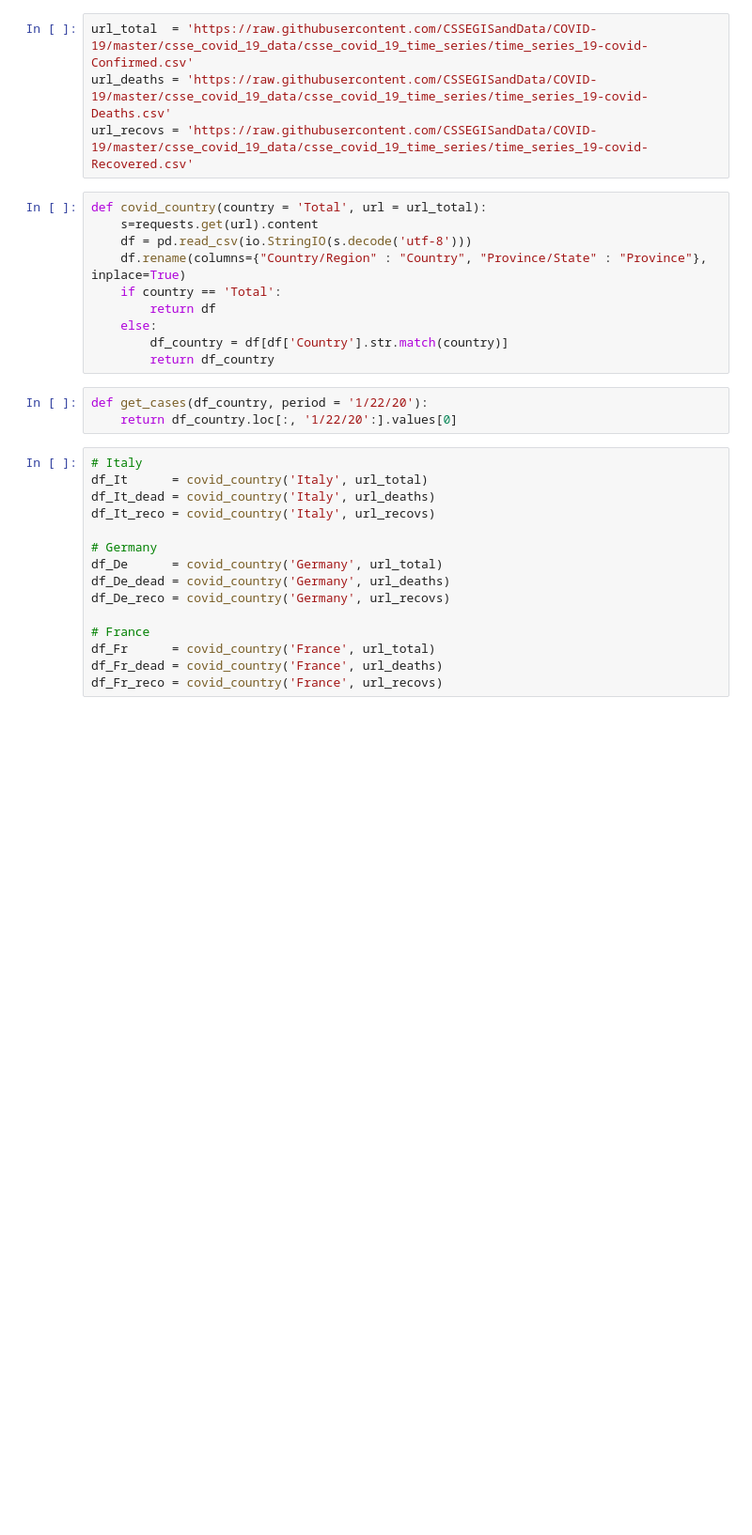
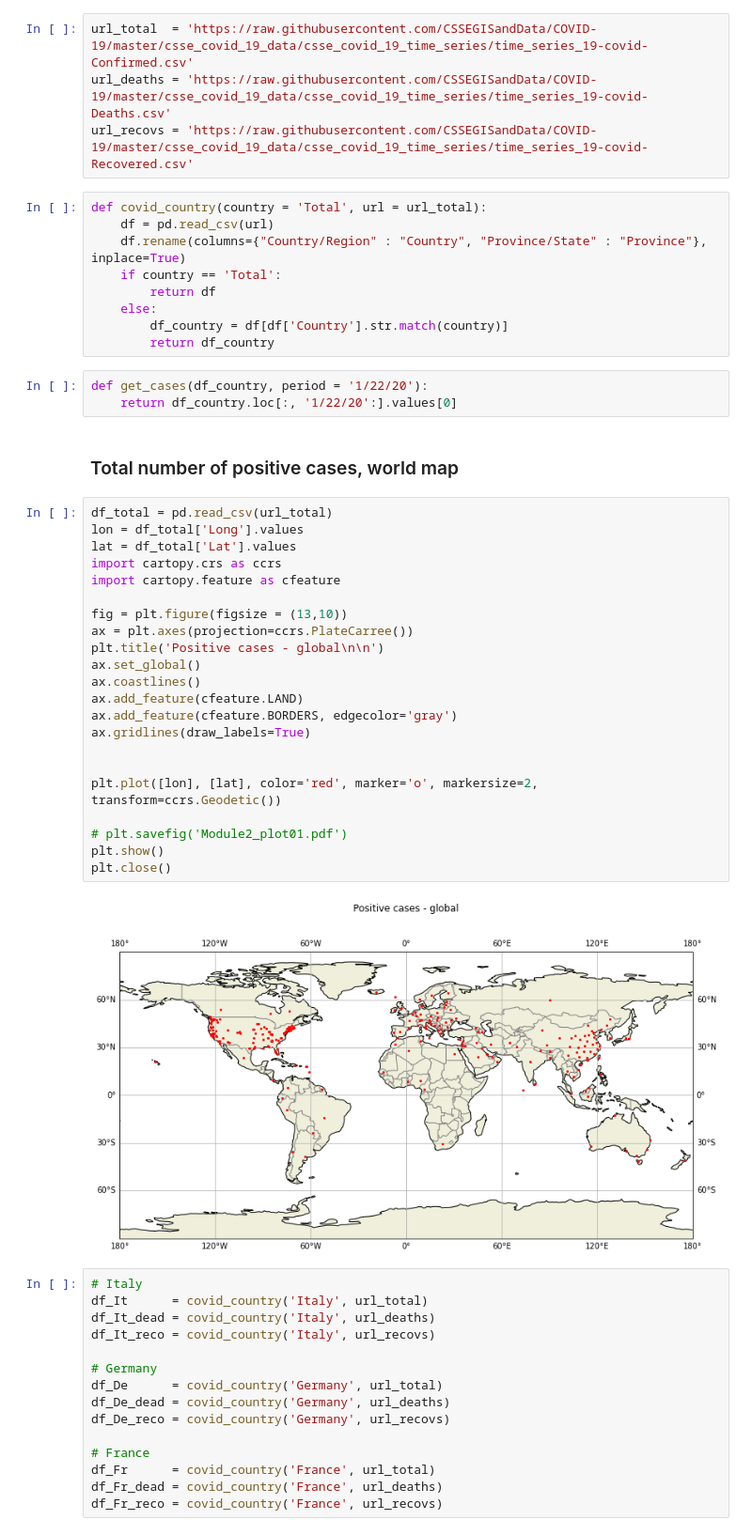
Before and after one commit to mmarchegiani/covid-19, a Jupyter notebook: covid-19-TotCases.ipynb, the cells around one changed output. Shown: that part at 94% size. Drawn from its saved outputs; the diff is of its cells as text; blank space fills up the shorter version.

```diff
--- a/covid-19-TotCases.ipynb
+++ b/covid-19-TotCases.ipynb
@@ -12,8 +12,7 @@ url_deaths = 'https://raw.githubusercontent.com/CSSEGISandData/COVID-19/master/c
 url_recovs = 'https://raw.githubusercontent.com/CSSEGISandData/COVID-19/master/csse_covid_19_data/csse_covid_19_time_series/time_series_19-covid-Recovered.csv'
 # %%
 def covid_country(country = 'Total', url = url_total):
-    s=requests.get(url).content
-    df = pd.read_csv(io.StringIO(s.decode('utf-8')))
+    df = pd.read_csv(url)
     df.rename(columns={"Country/Region" : "Country", "Province/State" : "Province"}, inplace=True)
     if country == 'Total':
         return df
@@ -23,6 +22,32 @@ def covid_country(country = 'Total', url = url_total):
 # %%
 def get_cases(df_country, period = '1/22/20'):
     return df_country.loc[:, '1/22/20':].values[0]
+# %% [markdown]
+### Total number of positive cases, world map
+# %%
+df_total = pd.read_csv(url_total)
+lon = df_total['Long'].values
+lat = df_total['Lat'].values
+import cartopy.crs as ccrs
+import cartopy.feature as cfeature
+
+fig = plt.figure(figsize = (13,10))
+ax = plt.axes(projection=ccrs.PlateCarree())
+plt.title('Positive cases - global\n\n')
+ax.set_global()
+ax.coastlines()
+ax.add_feature(cfeature.LAND)
+ax.add_feature(cfeature.BORDERS, edgecolor='gray')
+ax.gridlines(draw_labels=True)
+
+
+plt.plot([lon], [lat], color='red', marker='o', markersize=2, transform=ccrs.Geodetic())
+
+# plt.savefig('Module2_plot01.pdf')
+plt.show()
+plt.close()
+# %% [output]
+[figure, added]
 # %%
 # Italy
 df_It      = covid_country('Italy', url_total)
```
Also changed, not shown: parts of 1 cell of this notebook, 1 other file.
